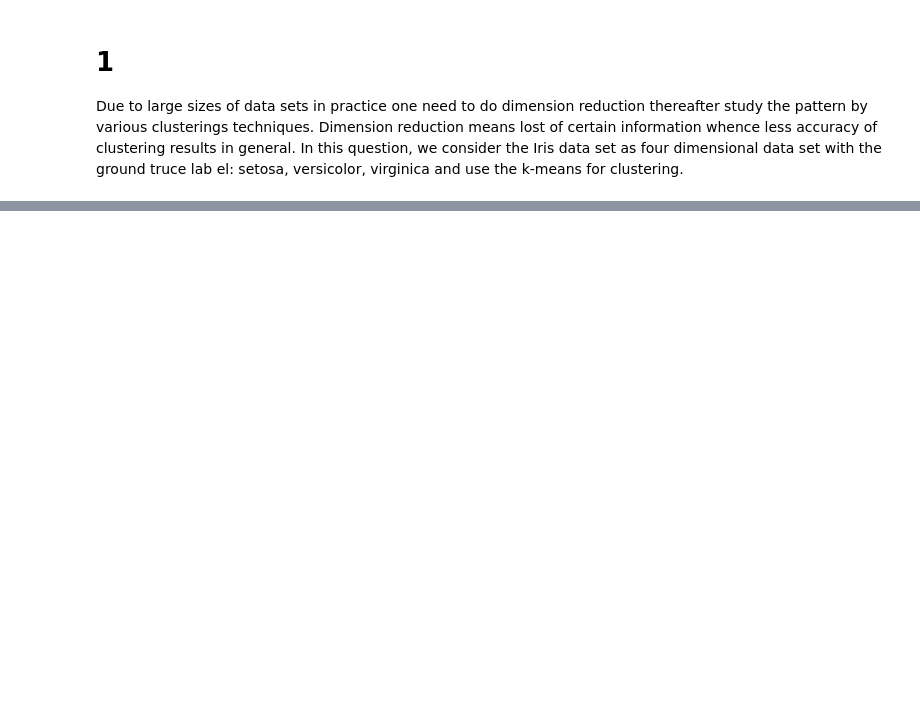
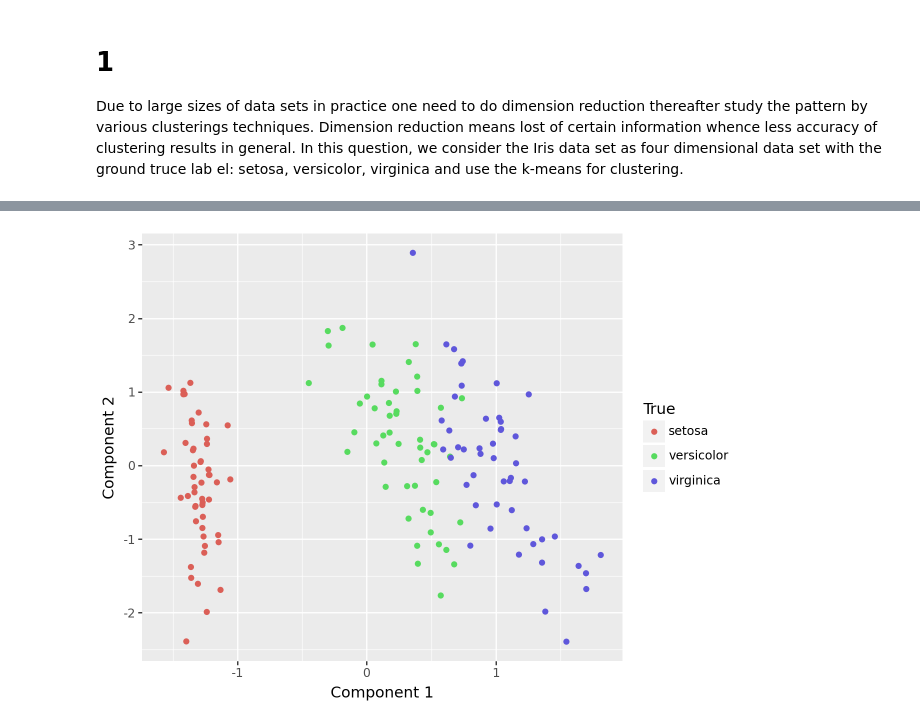
Before and after one commit to notPlancha/eda-exam, a Jupyter notebook: src/main.ipynb, the cells around one changed output, grey strips where cells are left out. Drawn from its saved outputs; the diff is of its cells as text; code cells hidden in the pictures; blank space fills up the shorter version.

```diff
--- a/src/main.ipynb
+++ b/src/main.ipynb
@@ -6,9 +6,11 @@ of certain information whence less accuracy of clustering results in general. In
 question, we consider the Iris data set as four dimensional data set with the ground
 truce lab el: setosa, versicolor, virginica and use the k-means for clustering.
 # %%
-import sklearn
 from sklearn import datasets
+import numpy as np
 
-df = datasets.load_iris(as_frame=True).frame
+df = datasets.load_iris(as_frame=True)
+features = df.data
+target = df.target.map({0: 'setosa', 1: 'versicolor', 2: 'virginica'})
 df
 # %% [output]
@@ -27,0 +88,5 @@ df
+# %%
+from sklearn.decomposition import FactorAnalysis
+
+fa = FactorAnalysis(n_components=2).fit_transform(features)
+fa
@@ -27,0 +111,11 @@ df
+# %%
+from plotnine import *
+fa_df = pd.DataFrame(fa, columns=['Component 1', 'Component 2'])
+fa_df["True"] = target
+
+(
+  ggplot(aes(x='Component 1', y='Component 2', color='True'), fa_df) +
+  geom_point()
+)
+# %% [output]
+[figure, added]
```
Also changed, not shown: parts of 9 cells of this notebook, 3 other files.
